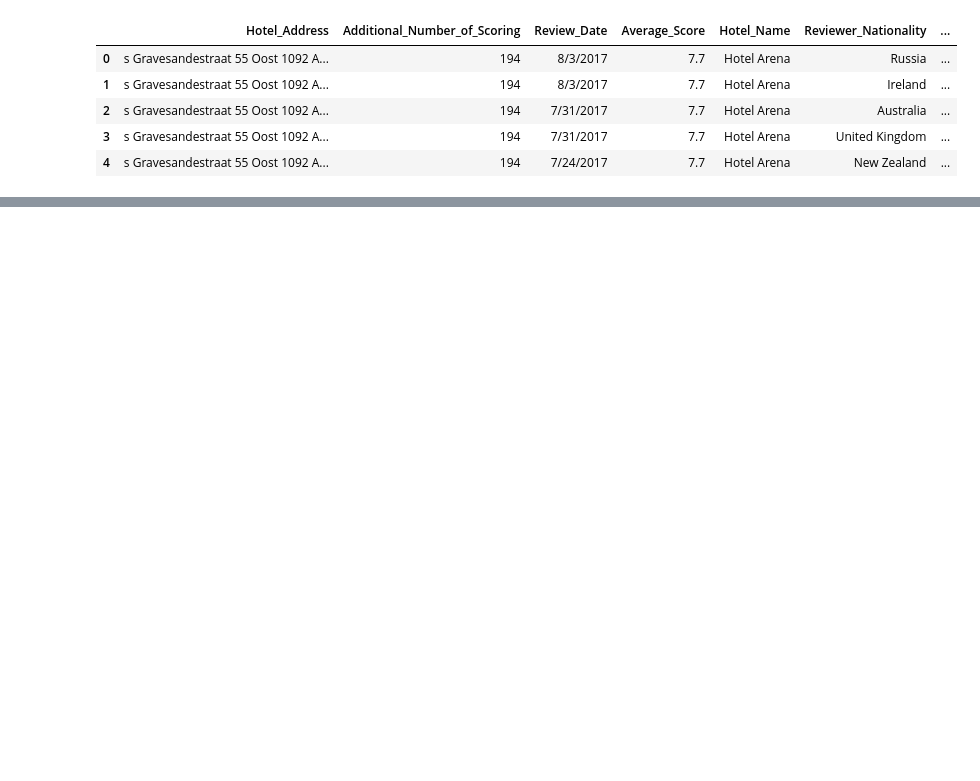
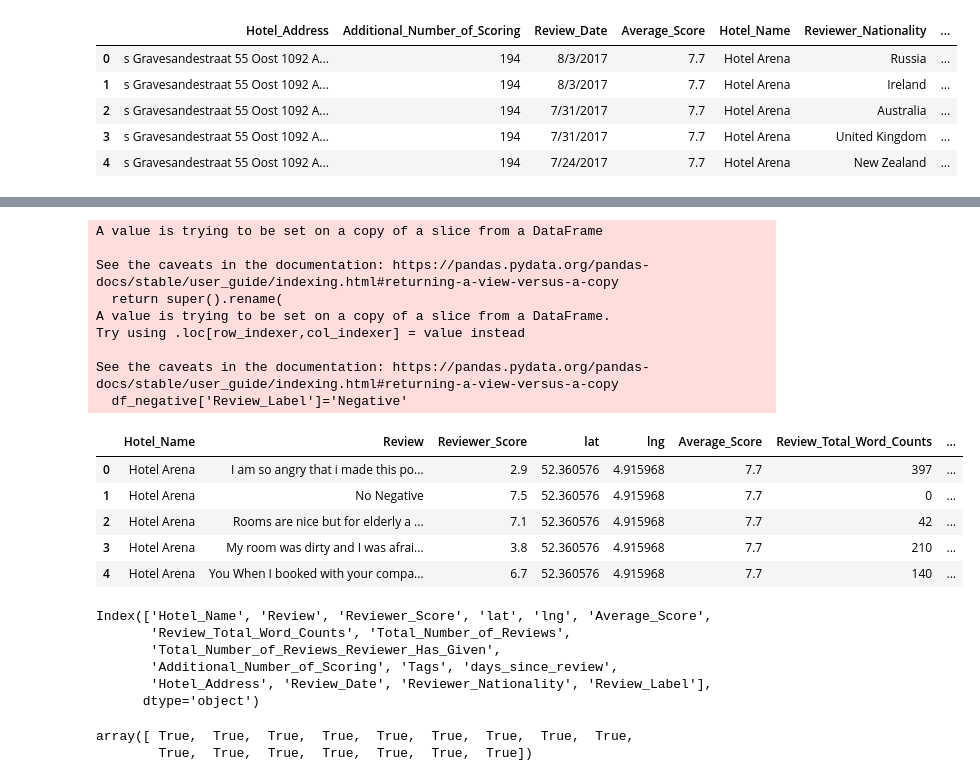
Before and after one commit to ROBERT-SSEBAMBULIDDE/Sentiment-Analysis-Using-Machine-Learning, a Jupyter notebook: Sentiment Analysis/_Enhancing_Guest_Experiences_through_Sentiment_Analysis_of_European_Hotel_Reviews/Natural Laguage Processing-515K_Hotel_Reviews_Data_in_Europe_Sentiment_Analysis.ipynb, the cells around one changed output, grey strips where cells are left out. Saved outputs shown, nothing was run; the diff lists cells and outputs as text; code cells hidden in the pictures; blank space fills up the shorter version.

Commit message:
ROBERT's version
This commit was created by Deepnote. Project url: https://deepnote.com/project/43631d8c-7d99-489c-9a08-e61cd5c0de2c

```diff
--- a/Sentiment Analysis/_Enhancing_Guest_Experiences_through_Sentiment_Analysis_of_European_Hotel_Reviews/Natural Laguage Processing-515K_Hotel_Reviews_Data_in_Europe_Sentiment_Analysis.ipynb
+++ b/Sentiment Analysis/_Enhancing_Guest_Experiences_through_Sentiment_Analysis_of_European_Hotel_Reviews/Natural Laguage Processing-515K_Hotel_Reviews_Data_in_Europe_Sentiment_Analysis.ipynb
@@ -26,0 +54,13 @@ df.head()
+# %%
+#Positive reviews by selecting specific columns
+df_positive=df[['Hotel_Name','Positive_Review','Reviewer_Score','lat','lng',
+'Average_Score','Review_Total_Positive_Word_Counts','Total_Number_of_Reviews',
+'Total_Number_of_Reviews_Reviewer_Has_Given',
+'Additional_Number_of_Scoring','Tags','days_since_review','Hotel_Address','Review_Date',
+'Reviewer_Nationality']]
+#Negative reviews by selecting specific columns
+df_negative=df[['Hotel_Name','Negative_Review','Reviewer_Score','lat','lng',
+'Average_Score','Review_Total_Negative_Word_Counts','Total_Number_of_Reviews',
+'Total_Number_of_Reviews_Reviewer_Has_Given',
+'Additional_Number_of_Scoring','Tags','days_since_review','Hotel_Address','Review_Date',
+'Reviewer_Nationality']]
@@ -26,0 +91,41 @@ df.head()
+# %%
+#printing the first 5 rows of negative reviews
+#Negative
+#Renaming the columns for negative reviews and  review total negative word counts
+df_negative.rename(columns = {'Negative_Review':'Review','Review_Total_Negative_Word_Counts':'Review_Total_Word_Counts'}, inplace = True)
+#New column with  review labels as Negative
+df_negative['Review_Label']='Negative'
+df_negative.head()
+# %% [output]
+A value is trying to be set on a copy of a slice from a DataFrame
+
+See the caveats in the documentation: https://pandas.pydata.org/pandas-docs/stable/user_guide/indexing.html#returning-a-view-versus-a-copy
+  return super().rename(
+A value is trying to be set on a copy of a slice from a DataFrame.
+Try using .loc[row_indexer,col_indexer] = value instead
+
+See the caveats in the documentation: https://pandas.pydata.org/pandas-docs/stable/user_guide/indexing.html#returning-a-view-versus-a-copy
+  df_negative['Review_Label']='Negative'
+|  | Hotel_Name | Review | Reviewer_Score | lat | lng | Average_Score | Review_Total_Word_Counts | ... |
+| 0 | Hotel Arena | I am so angry that i made this po... | 2.9 | 52.360576 | 4.915968 | 7.7 | 397 | ... |
+| 1 | Hotel Arena | No Negative | 7.5 | 52.360576 | 4.915968 | 7.7 | 0 | ... |
+| 2 | Hotel Arena | Rooms are nice but for elderly a ... | 7.1 | 52.360576 | 4.915968 | 7.7 | 42 | ... |
+| 3 | Hotel Arena | My room was dirty and I was afrai... | 3.8 | 52.360576 | 4.915968 | 7.7 | 210 | ... |
+| 4 | Hotel Arena | You When I booked with your compa... | 6.7 | 52.360576 | 4.915968 | 7.7 | 140 | ... |
+# %%
+#Columns for positive and negative reviews
+df_positive.columns
+df_negative.columns
+# %% [output]
+Index(['Hotel_Name', 'Review', 'Reviewer_Score', 'lat', 'lng', 'Average_Score',
+       'Review_Total_Word_Counts', 'Total_Number_of_Reviews',
+       'Total_Number_of_Reviews_Reviewer_Has_Given',
+       'Additional_Number_of_Scoring', 'Tags', 'days_since_review',
+       'Hotel_Address', 'Review_Date', 'Reviewer_Nationality', 'Review_Label'],
+      dtype='object')
+# %%
+#check if  columns are same
+df_positive.columns == df_negative.columns
+# %% [output]
+array([ True,  True,  True,  True,  True,  True,  True,  True,  True,
+        True,  True,  True,  True,  True,  True,  True])
```
Also changed, not shown: parts of 47 cells of this notebook.
